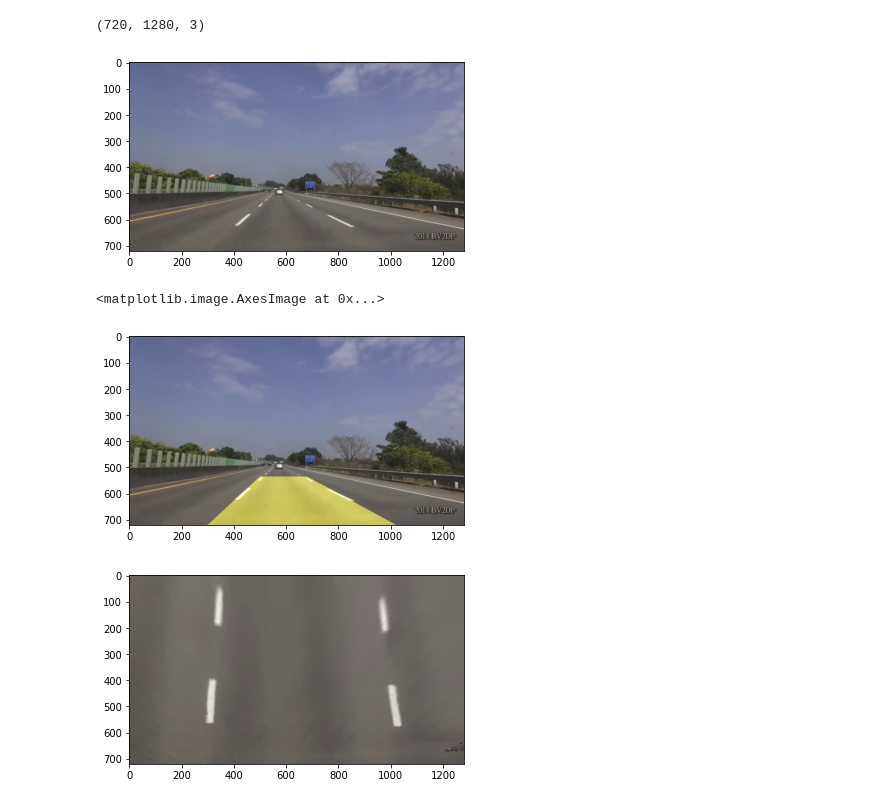
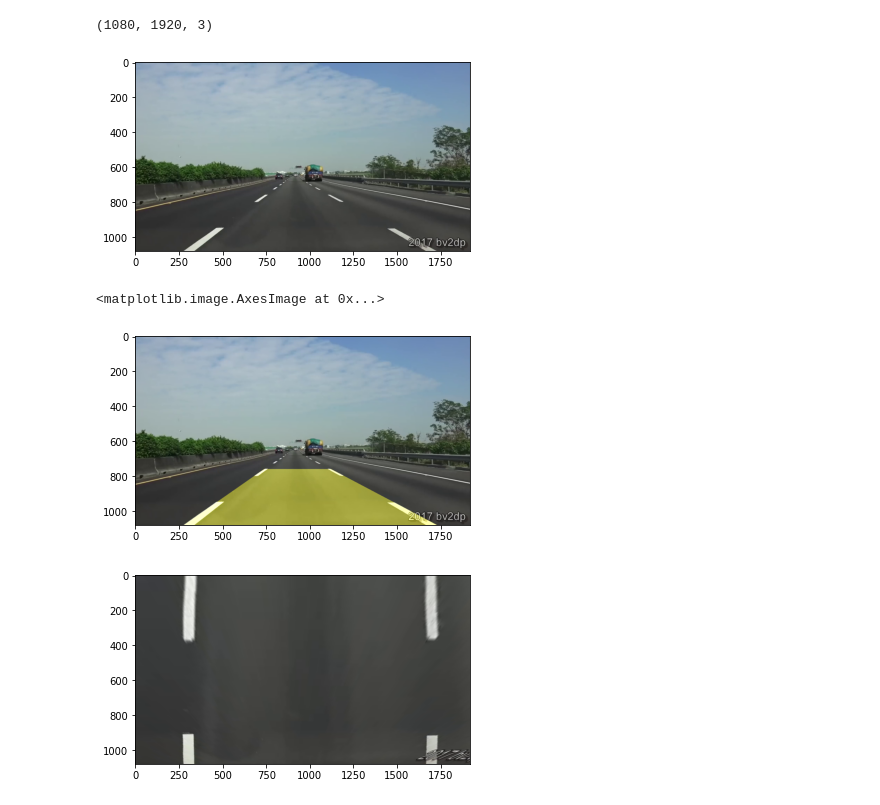
Before and after one commit to Abner0627/Advanced-Finding-Lane-Lines-on-the-Road, a Jupyter notebook: main.ipynb, the cells around one changed output. Saved outputs shown, nothing was run; the diff lists cells and outputs as text; code cells hidden in the pictures.

```diff
--- a/main.ipynb
+++ b/main.ipynb
@@ -12,7 +12,7 @@ import os
 
 #%% Load video
 P = './data'
-V = 'tw_NH3.mp4'
+V = 'tw_NH1.mp4'
 sV = 'Lane_' + V
 vc = cv2.VideoCapture(os.path.join(P, V))
 fps = vc.get(cv2.CAP_PROP_FPS)
@@ -32,40 +32,40 @@ img = img[:,:,[2,1,0]]
 plt.imshow(img)
 print(img.shape)
 # %% [output]
-(720, 1280, 3)
+(1080, 1920, 3)
-[figure, old version]
+[figure, new version]
 # %%
 #%% Transform
 src = np.float32(
-            [[300, 720],  # Bottom left
-             [500, 535],  # Top left
-             [680, 535],  # Top right
-             [1020, 720]]) # Bottom right
+            [[280, 1080],  # Bottom left
+             [740, 760],  # Top left
+             [1123, 760],  # Top right
+             [1730, 1080]]) # Bottom right
 
 dst = np.float32(
-            [[300, 720],  # Bottom left
-             [300, 0],  # Top left
-             [1020, 0],  # Top right
-             [1020, 720]]) # Bottom right
+            [[280, 1080],  # Bottom left
+             [280, 0],  # Top left
+             [1730, 0],  # Top right
+             [1730, 1080]]) # Bottom right
 
 img_size = (img.shape[1], img.shape[0])
 M = cv2.getPerspectiveTransform(src, dst)
 M_inv = cv2.getPerspectiveTransform(dst, src)
 img_warped = cv2.warpPerspective(img, M, img_size)
 
 #====================
 region = np.zeros((img.shape[0], img.shape[1], 3), np.uint8)
 cv2.fillConvexPoly(region, np.int_([src]), (100, 100, 0))
 region_mask = cv2.addWeighted(img, 1, region, 1, 0)
 
 fig_0 = plt.figure(0)
 plt.imshow(region_mask)
 fig_1 = plt.figure(1)
 plt.imshow(img_warped)
 # %% [output]
 <matplotlib.image.AxesImage at 0x...>
-[figure, old version]
+[figure, new version]
-[figure, old version]
+[figure, new version]
 # %%
 #%% Binary
 gray_img =cv2.cvtColor(img_warped, cv2.COLOR_BGR2GRAY)
```
Also changed, not shown: parts of 6 cells of this notebook.
